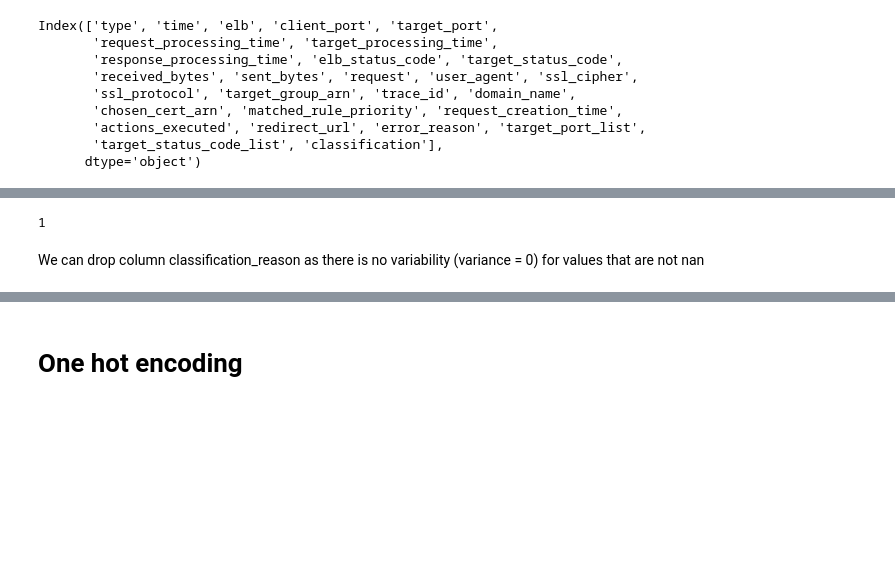
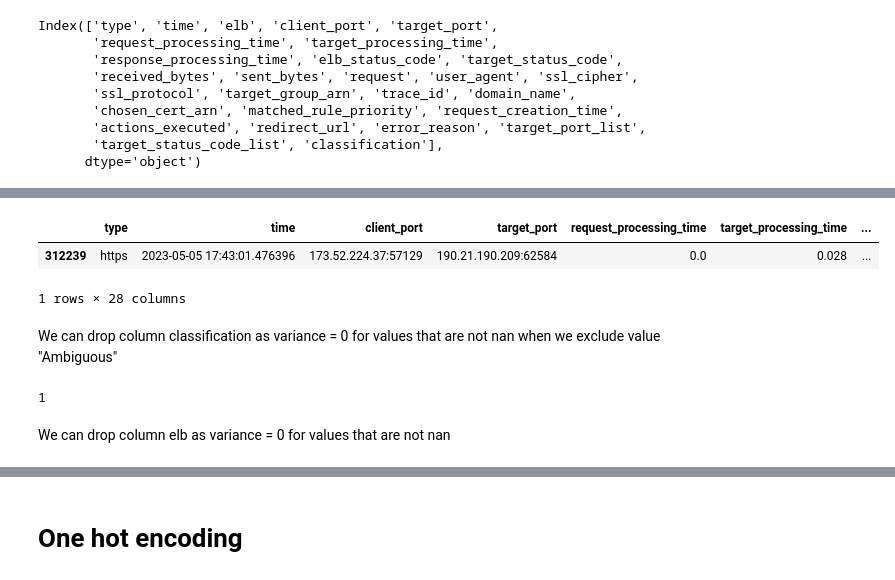
Before and after one commit to SpaceXAlphaBravoCharlie/Diplomski, a Jupyter notebook: Diplomski.ipynb, the cells around one changed output, grey strips where cells are left out. Drawn from its saved outputs; the diff is of its cells as text; code cells hidden in the pictures; blank space fills up the shorter version.

Commit message:
Dropped columns of logs_df, identified possible threat request and saved it

```diff
--- a/Diplomski.ipynb
+++ b/Diplomski.ipynb
@@ -652,0 +687,9 @@ array([nan, nan, nan, ..., nan, nan, nan], dtype=object)
+# %%
+possbile_threat_request = logs_df[logs_df.classification == "Ambiguous"].copy()
+possbile_threat_request
+# %% [output]
+|  | type | time | client_port | target_port | request_processing_time | target_processing_time | ... |
+| 312239 | https | 2023-05-05 17:43:01.476396 | 173.52.224.37:57129 | 190.21.190.209:62584 | 0.0 | 0.028 | ... |
+1 rows × 28 columns
+# %% [markdown]
+We can drop column classification as variance = 0 for values that are not nan when we exclude value "Ambiguous"
@@ -655,5 +700,5 @@ len(np.unique(logs_df.classification_reason[logs_df.classification_reason.apply(
 # %% [output]
 1
 # %% [markdown]
-We can drop column classification_reason as there is no variability (variance = 0) for values that are not nan
+We can drop column elb as variance = 0 for values that are not nan
 # %%
```
Also changed, not shown: parts of 23 cells of this notebook.
